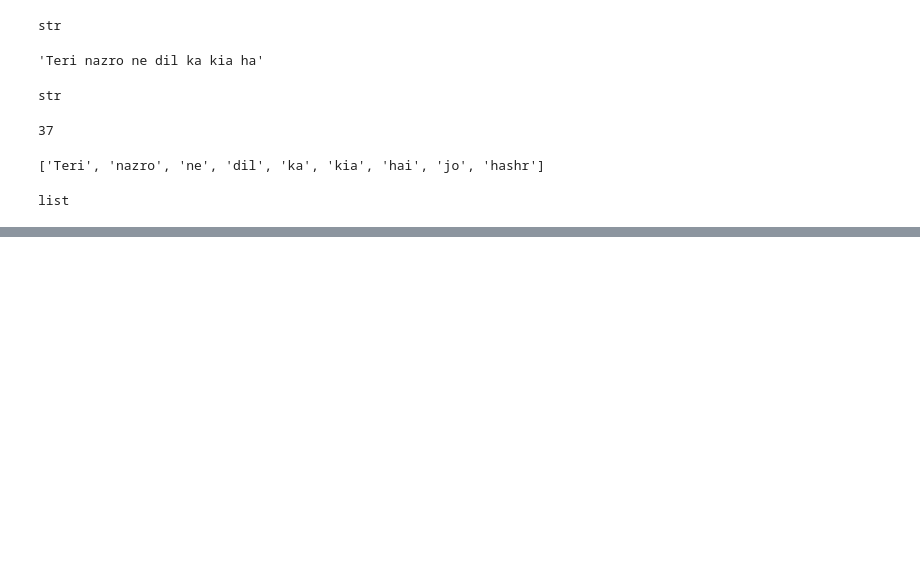
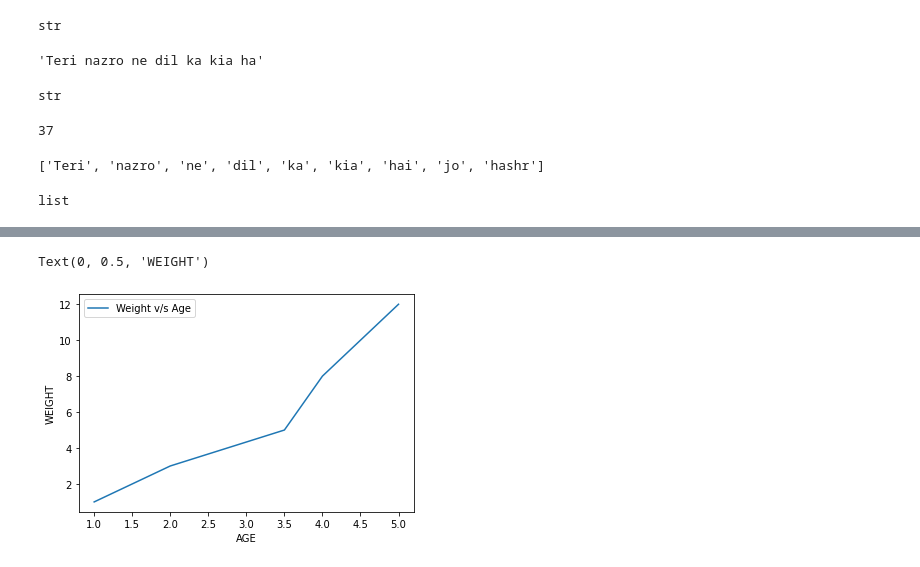
Before and after one commit to Samarth1410/Samarth, a Jupyter notebook: First_Experiment.ipynb, the cells around one changed output, grey strips where cells are left out. Cells and saved outputs as stored; diff of their text form; code cells hidden in the pictures; blank space fills up the shorter version.

```diff
--- a/First_Experiment.ipynb
+++ b/First_Experiment.ipynb
@@ -206,0 +234,10 @@ dict
+# %%
+children_age = np.array([1,2,3.5,4,5])
+children_weight= np.array([1,3,5,8,12])
+plt.plot(children_age,children_weight,label = 'Weight v/s Age')
+plt.legend()
+plt.xlabel('AGE')
+plt.ylabel('WEIGHT')
+# %% [output]
+Text(0, 0.5, 'WEIGHT')
+[figure, added]
```
Also changed, not shown: parts of 39 cells of this notebook.
